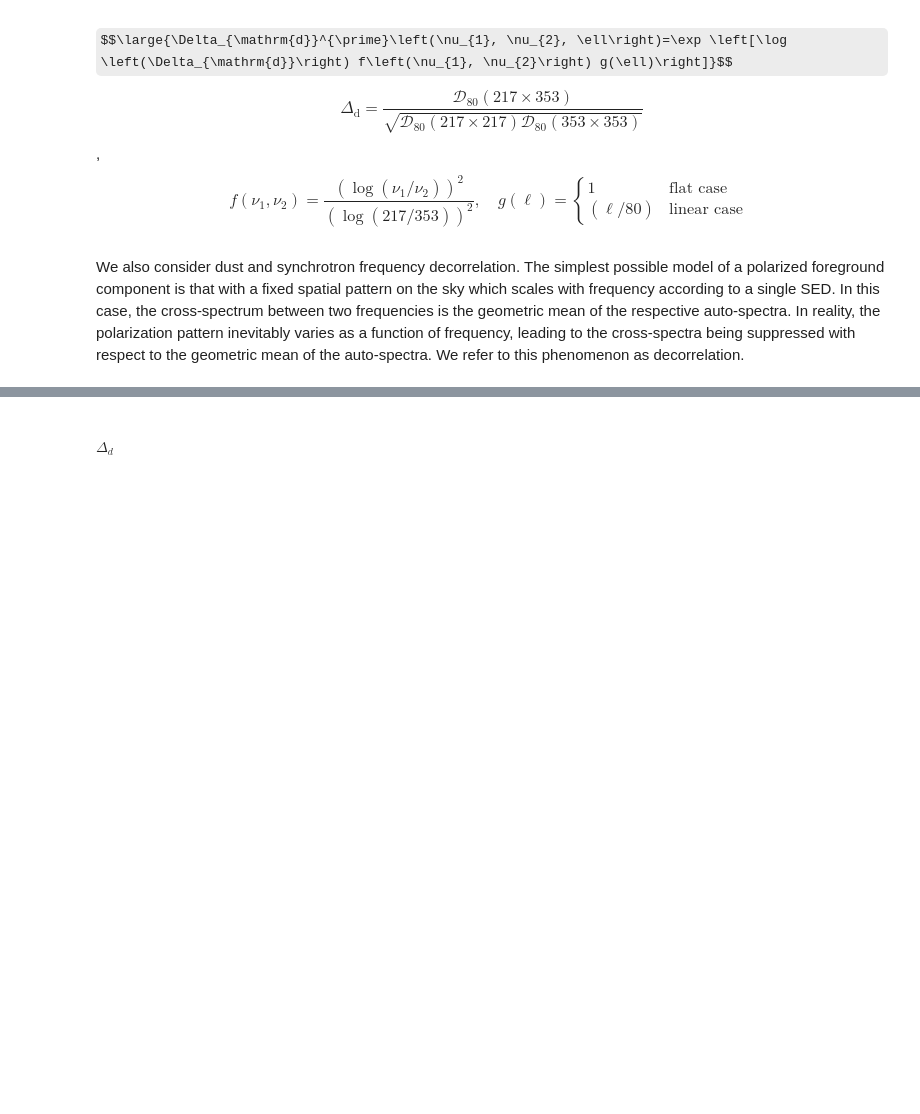
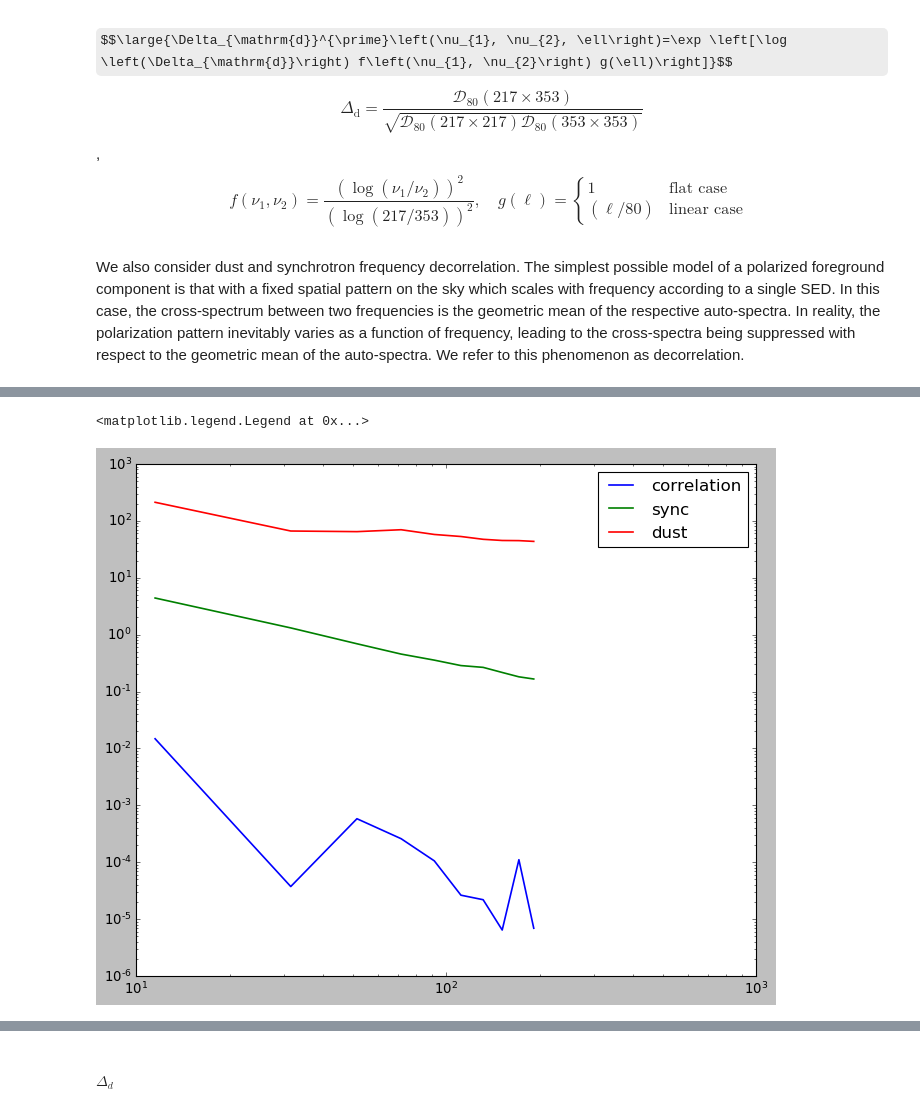
Before and after one commit to YJHelloWorld/Likelihood, a Jupyter notebook: Generate_data_needed.ipynb, the cells around one changed output, grey strips where cells are left out. Saved outputs shown, nothing was run; the diff lists cells and outputs as text; code cells hidden in the pictures; some formulas as TeX source; blank space fills up the shorter version.

```diff
--- a/Generate_data_needed.ipynb
+++ b/Generate_data_needed.ipynb
@@ -417,0 +490,9 @@ being suppressed with respect to the geometric mean of the auto-spectra. We refe
+# %%
+# plt.figure(figsize = (12,8))
+plt.loglog(est.ell_n, abs(corre[3]), label = 'correlation')
+plt.loglog(est.ell_n,A_s_CMB, label = 'sync')
+plt.loglog(est.ell_n,A_d_CMB, label = 'dust')
+plt.legend()
+# %% [output]
+<matplotlib.legend.Legend at 0x...>
+[figure, added]
```
Also changed, not shown: parts of 23 cells of this notebook, 2 other files.
